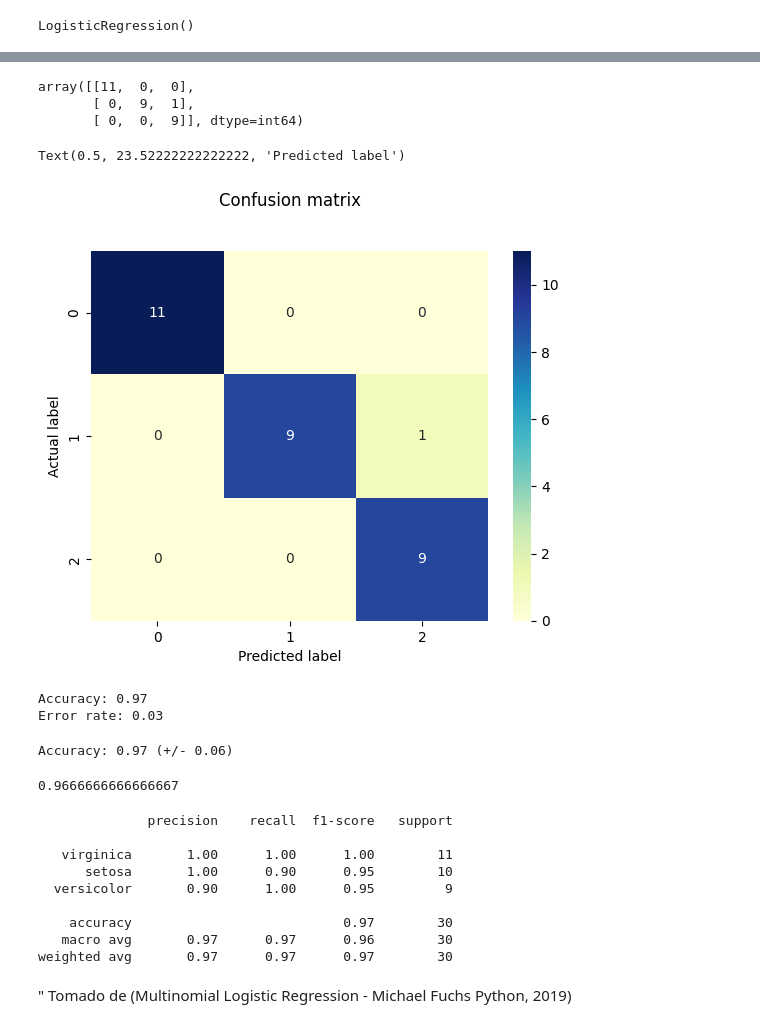
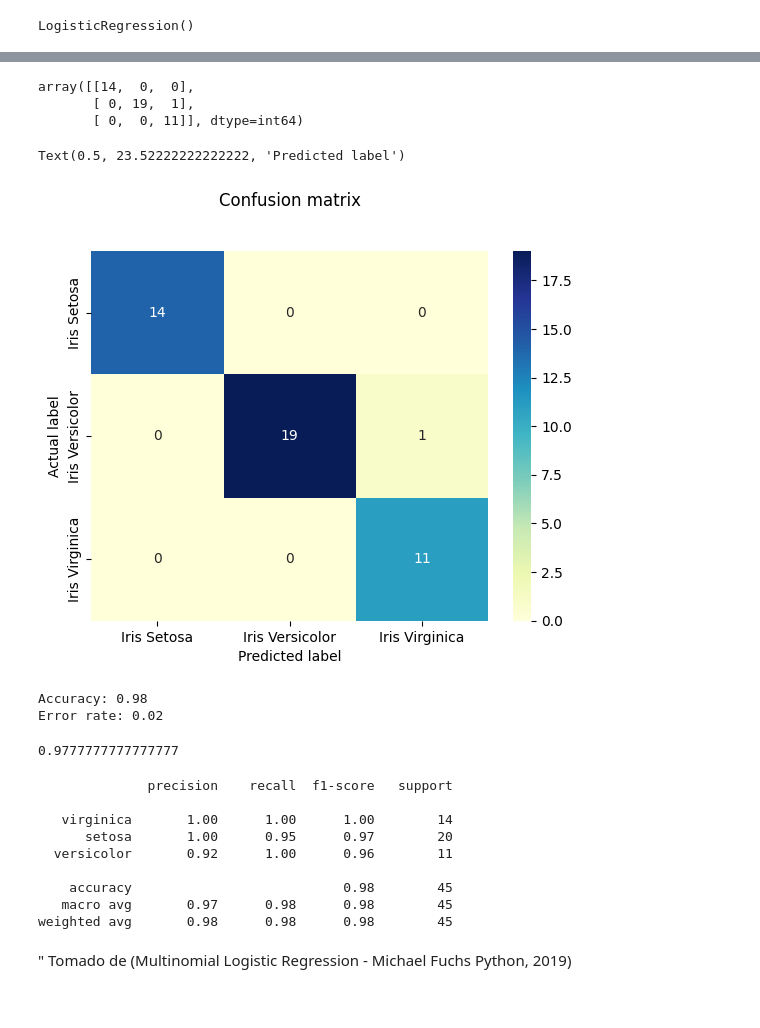
Before and after one commit to td2USA-20232/g2Caso3, a Jupyter notebook: caso3_g2.ipynb, the cells around one changed output, grey strips where cells are left out. Drawn from its saved outputs; the diff is of its cells as text; code cells hidden in the pictures.

```diff
--- a/caso3_g2.ipynb
+++ b/caso3_g2.ipynb
@@ -178,7 +178,7 @@ En primer lugar, se asignaran los predictores y el criterio a cada objeto y se d
 # %%
 x = iris.drop('species', axis=1)
 y = iris['species']
-trainX, testX, trainY, testY = train_test_split(x, y, test_size = 0.2)
+trainX, testX, trainY, testY = train_test_split(x, y, test_size = 0.3)
 # %%
 print(trainX.shape)
 print(testX.shape)
@@ -268,32 +268,32 @@ print(testX.shape[0])
 # %%
+from sklearn.metrics import confusion_matrix
 cf_matrix = confusion_matrix(testY, y_pred)
 cf_matrix
 # %% [output]
-array([[11,  0,  0],
-       [ 0,  9,  1],
-       [ 0,  0,  9]], dtype=int64)
+array([[14,  0,  0],
+       [ 0, 19,  1],
+       [ 0,  0, 11]], dtype=int64)
 # %%
-sns.heatmap(pd.DataFrame(cf_matrix), annot=True, cmap="YlGnBu" ,fmt='g')
+class_labels = ["Iris Setosa", "Iris Versicolor", "Iris Virginica"]
+
+# Visualización de la matriz de confusión con etiquetas de clase
+sns.heatmap(pd.DataFrame(cf_matrix), annot=True, cmap="YlGnBu", fmt='g', xticklabels=class_labels, yticklabels=class_labels)
 plt.title('Confusion matrix', y=1.1)
 plt.ylabel('Actual label')
 plt.xlabel('Predicted label')
 # %% [output]
 Text(0.5, 23.52222222222222, 'Predicted label')
-[figure, old version]
+[figure, new version]
 # %%
 print('Accuracy: {:.2f}'.format(accuracy_score(testY, y_pred)))
 print('Error rate: {:.2f}'.format(1 - accuracy_score(testY, y_pred)))
 # %% [output]
-Accuracy: 0.97
-Error rate: 0.03
+Accuracy: 0.98
+Error rate: 0.02
-# %%
-print("Accuracy: %0.2f (+/- %0.2f)" % (scores.mean(), scores.std() * 2))
-# %% [output]
-Accuracy: 0.97 (+/- 0.06)
 # %%
 accuracy_score(testY,y_pred)
 # %% [output]
-0.9666666666666667
+0.9777777777777777
 # %%
 from sklearn.metrics import classification_report
 target_names = ['virginica','setosa','versicolor']
@@ -301,13 +301,13 @@ print(classification_report(testY, y_pred,target_names=target_names))
 # %% [output]
               precision    recall  f1-score   support
 
-   virginica       1.00      1.00      1.00        11
-      setosa       1.00      0.90      0.95        10
-  versicolor       0.90      1.00      0.95         9
+   virginica       1.00      1.00      1.00        14
+      setosa       1.00      0.95      0.97        20
+  versicolor       0.92      1.00      0.96        11
 
-    accuracy                           0.97        30
-   macro avg       0.97      0.97      0.96        30
-weighted avg       0.97      0.97      0.97        30
+    accuracy                           0.98        45
+   macro avg       0.97      0.98      0.98        45
+weighted avg       0.98      0.98      0.98        45
 # %% [markdown]
 " Tomado de (Multinomial Logistic Regression - Michael Fuchs Python, 2019)
 # %% [markdown]
```
Also changed, not shown: parts of 9 cells of this notebook.
